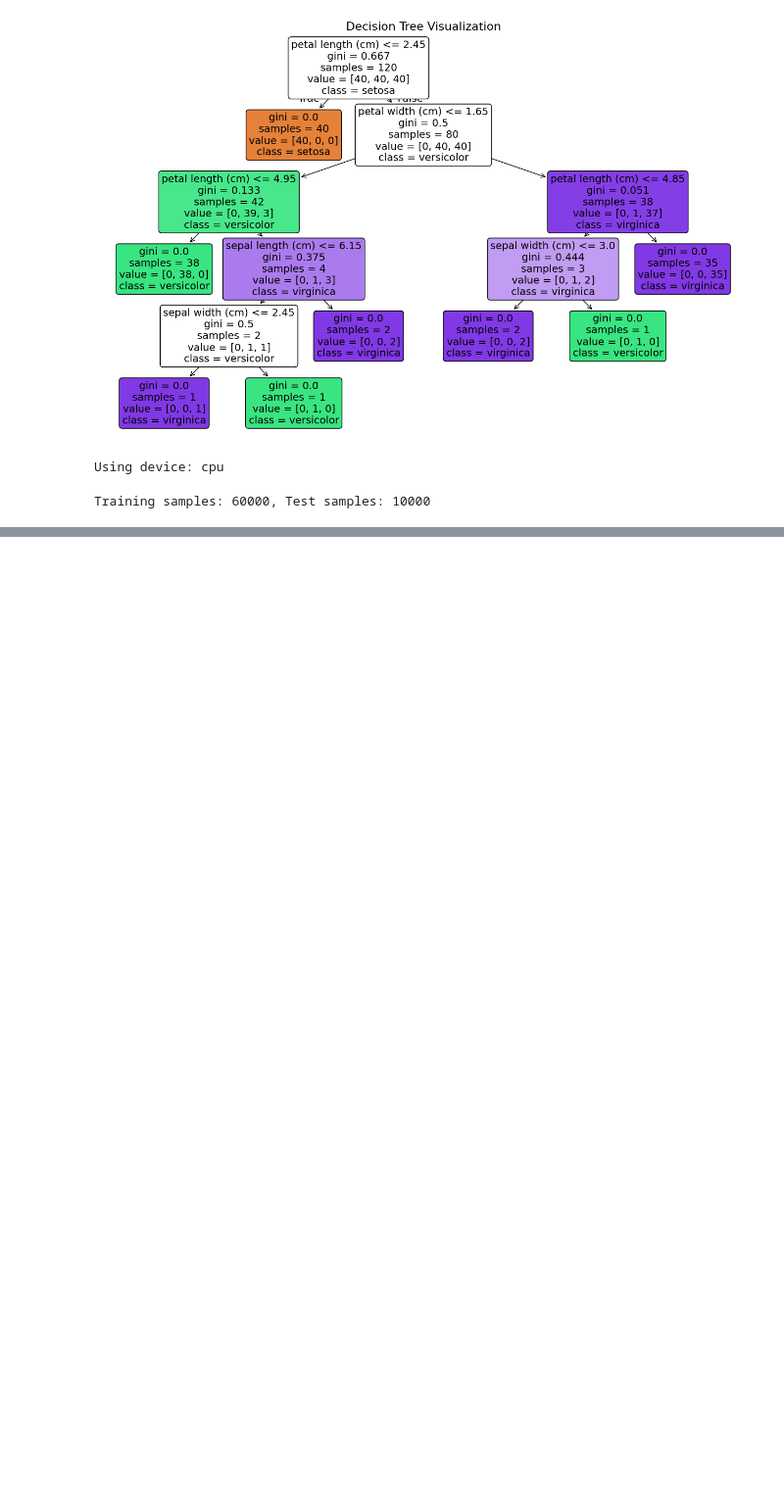
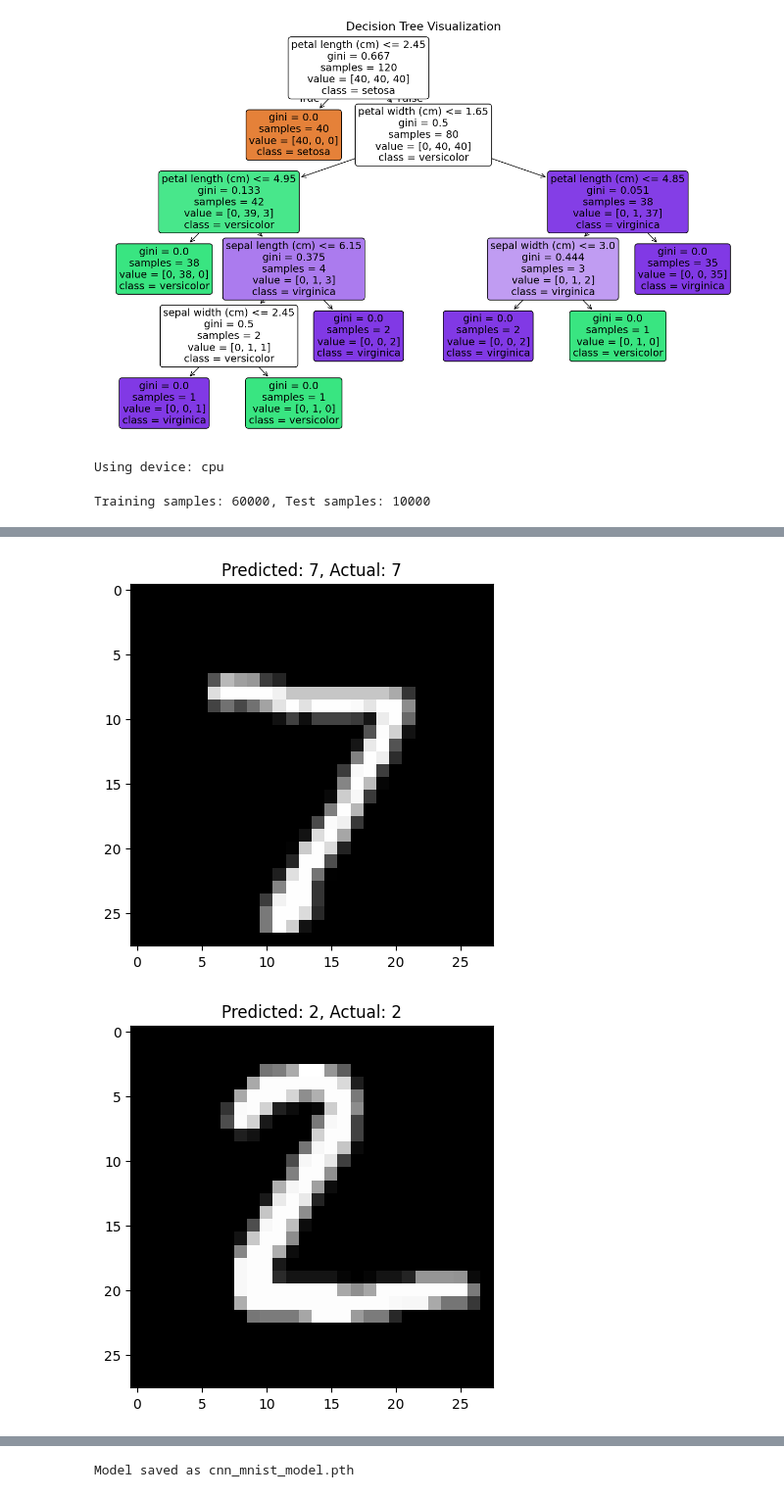
Before and after one commit to Erickpython/AI_tools-and-Libraries-, a Jupyter notebook: week3ML_DL_NLP.ipynb, the cells around one changed output, grey strips where cells are left out. Shown at 98% size. Cells and saved outputs as stored; diff of their text form; code cells hidden in the pictures; blank space fills up the shorter version.

```diff
--- a/week3ML_DL_NLP.ipynb
+++ b/week3ML_DL_NLP.ipynb
@@ -224,21 +215,37 @@ Shape after conv layers: torch.Size([1, 64, 12, 12])
 # %%
 # training the model
-num_epochs = 3
+num_epochs = 5
+train_losses = []
+train_accuracies = []
+
 for epoch in range(num_epochs):
     model.train()
     running_loss = 0.0
+    correct = 0
+    total = 0
+
     for images, labels in train_loader:
         images, labels = images.to(device), labels.to(device)
 
-        optimizer.zero_grad()
         outputs = model(images)
         loss = criterion(outputs, labels)
+
+        optimizer.zero_grad()
         loss.backward()
         optimizer.step()
 
         running_loss += loss.item()
+        _, predicted = torch.max(outputs.data, 1)
+        total += labels.size(0)
+        correct += (predicted == labels).sum().item()
 
-    print(f'Epoch [{epoch+1}/{num_epochs}], Loss: {running_loss/len(train_loader):.4f}')
+    # epochs metrics
+    epoch_loss = running_loss / len(train_loader)
+    epoch_accuracy = 100 * correct / total
+    train_losses.append(epoch_loss)
+    train_accuracies.append(epoch_accuracy)
+
+    print(f'Epoch [{epoch+1}/{num_epochs}], Loss: {epoch_loss:.4f}, Accuracy: {epoch_accuracy:.2f}%')
 
 print ('Training complete.')
 # %% [output]
@@ -282,0 +295,17 @@ print('Actual:    ', ' '.join(f'{lables[j].item()}' for j in range(5)))
+# %%
+# show predictions on 5 samples
+model.eval()
+examples = enumerate(test_loader)
+batch_idx, (example_data, example_targets) = next(examples)
+
+with torch.no_grad():
+    example_data, example_targets = example_data.to(device), example_targets.to(device)
+    output = model(example_data)
+    _, preds = torch.max(output, 1)
+    for i in range(10):
+        plt.imshow(example_data[i].cpu().squeeze(), cmap='gray')
+        plt.title(f'Predicted: {preds[i].item()}, Actual: {example_targets[i].item()}')
+        plt.show()
+# %% [output]
+[figure, added]
+[figure, added]
@@ -283,2 +320,8 @@ print('Actual:    ', ' '.join(f'{lables[j].item()}' for j in range(5)))
+# %%
+# Save the trained model
+torch.save(model.state_dict(), 'cnn_mnist_model.pth')
+print('Model saved as cnn_mnist_model.pth')
+# %% [output]
+Model saved as cnn_mnist_model.pth
 # %%
 # NLP with spaCy
```
Also changed, not shown: parts of 14 cells of this notebook, 21 other files.
